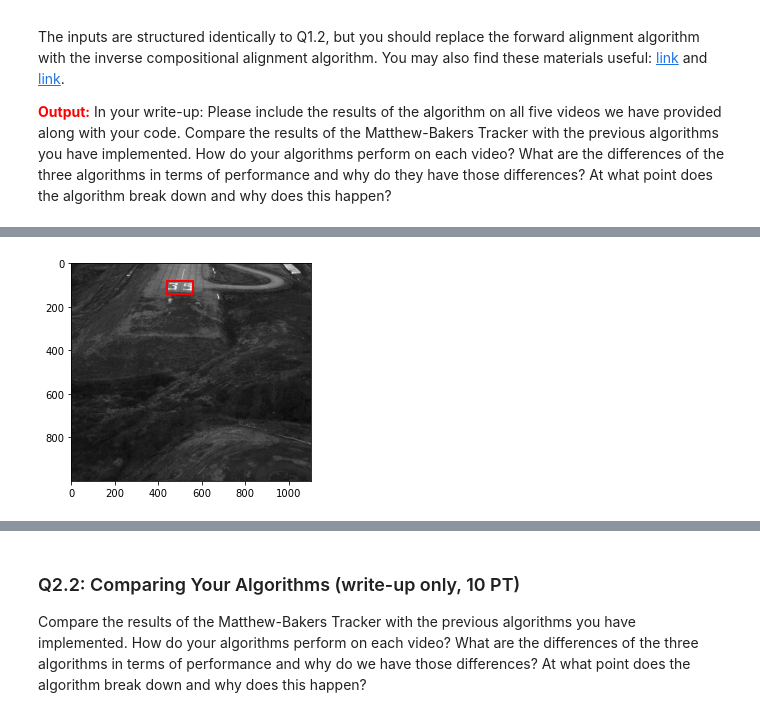
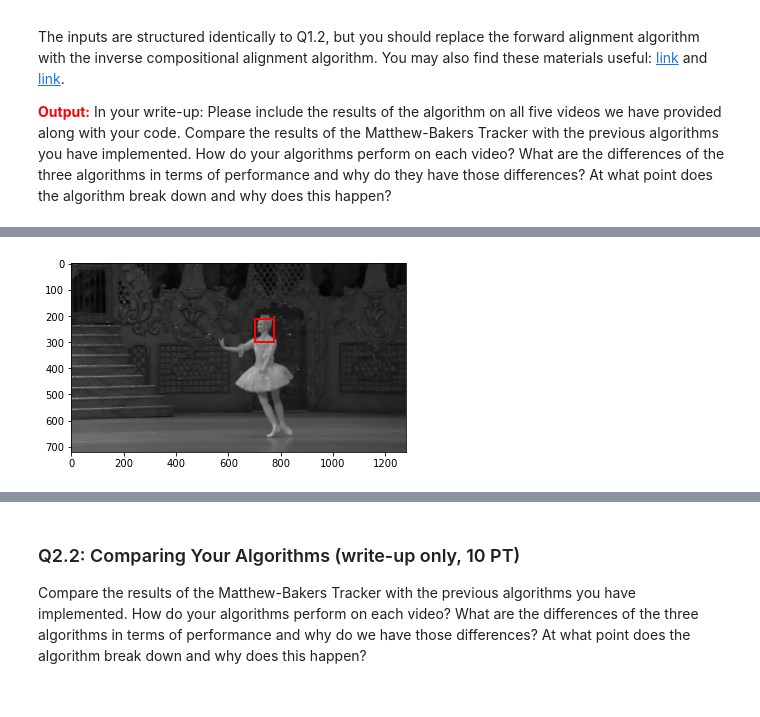
Before and after one commit to haleqiu/16720hw6, a Jupyter notebook: q2.ipynb, the cells around one changed output, grey strips where cells are left out. Saved outputs shown, nothing was run; the diff lists cells and outputs as text; code cells hidden in the pictures.

```diff
--- a/q2.ipynb
+++ b/q2.ipynb
@@ -65,7 +65,7 @@ def InverseCompositionAffine(It, It1, rect, thresh=.025, maxIt=100):
     # ----- TODO -----
     # YOUR CODE HERE
     ## image gradient
-    #gy, gx = np.gradient(It1)
+    #gy, gx = np.gradient(It)
     gy, gx = It, It
 
     intep_y, intep_x = int(y2-y1), int(x2-x1)
@@ -85,6 +85,8 @@ def InverseCompositionAffine(It, It1, rect, thresh=.025, maxIt=100):
     Template = interpolator_Current.ev(current_grid_y, current_grid_x)
     Ix = interpolator_gx.ev(current_grid_y, current_grid_x, dx=0, dy=1)
     Iy = interpolator_gy.ev(current_grid_y, current_grid_x, dx=1, dy=0)
+#     Ix = interpolator_gx.ev(current_grid_y, current_grid_x)
+#     Iy = interpolator_gy.ev(current_grid_y, current_grid_x)
 
     I = np.vstack((Ix.ravel(),Iy.ravel())).T #(N, 2)
 
@@ -97,7 +99,7 @@ def InverseCompositionAffine(It, It1, rect, thresh=.025, maxIt=100):
     A = np.einsum("nc, ncp -> np", I, jac_W)
 
     i = 0
-    while (np.sum(np.square(dp)) > 0.01) and (i <= maxIters):
+    while (np.sum(np.square(dp)) > 0.025): #and (i <= maxIters):
         #print(W)
         i += 1
         # warp the template
@@ -123,52 +125,56 @@ def InverseCompositionAffine(It, It1, rect, thresh=.025, maxIt=100):
     return W
 # %%
 # Test your algorithm and visualize results!
+import os
+# Load data
+for data_name in ['ballet']:#'landing', 'race',
+    data = np.load('./data/%s.npy' % data_name)
 
-# Load data
-data_name = 'landing' # could choose from (car1, car2, landing, race, ballet)
-data = np.load('./data/%s.npy' % data_name)
+    # obtain the initial rect with format (x1, y1, x2, y2)
+    if data_name == 'car1':
+        initial = np.array([170, 130, 290, 250])
+    elif data_name == 'car2':
+        initial = np.array([59, 116, 145, 151])
+    elif data_name == 'landing':
+        initial = np.array([440, 80, 560, 140])
+    elif data_name == 'race':
+        initial = np.array([170, 270, 300, 370])
+    elif data_name == 'ballet':
+        initial = np.array([700, 210, 775, 300])
+    else:
+        assert False, 'the data name must be one of (car1, car2, landing, race, ballet)'
 
-# obtain the initial rect with format (x1, y1, x2, y2)
-if data_name == 'car1':
-    initial = np.array([170, 130, 290, 250])
-elif data_name == 'car2':
-    initial = np.array([59, 116, 145, 151])
-elif data_name == 'landing':
-    initial = np.array([440, 80, 560, 140])
-elif data_name == 'race':
-    initial = np.array([170, 270, 300, 370])
-elif data_name == 'ballet':
-    initial = np.array([700, 210, 775, 300])
-else:
-    assert False, 'the data name must be one of (car1, car2, landing, race, ballet)'
+    numFrames = data.shape[2]
+    w = initial[2] - initial[0]
+    h = initial[3] - initial[1]
 
-numFrames = data.shape[2]
-w = initial[2] - initial[0]
-h = initial[3] - initial[1]
+    # loop over frames
+    rects = []
+    rects.append(initial)
 
-# loop over frames
-rects = []
-rects.append(initial)
+    folder = "data/LKIC_"+data_name
+    #os.mkdir(folder)
 
-for i in range(numFrames-1):
+    for i in range(numFrames-1):
 
-    It = data[:,:,i]
-    It1 = data[:,:,i+1]
-    rect = rects[i]
+        It = data[:,:,i]
+        It1 = data[:,:,i+1]
+        rect = rects[i]
 
-    # run algorithm and collect rects
-    M = InverseCompositionAffine(It, It1, rect)
-    corners = np.array([[rect[0], rect[1], 1],
-                        [rect[2], rect[3], 1]]).transpose()
-    newRect = np.matmul(M, corners).transpose().reshape((4, ))
-    rects.append(newRect)
-    print(newRect)
+        # run algorithm and collect rects
+        M = InverseCompositionAffine(It, It1, rect)
+        corners = np.array([[rect[0], rect[1], 1],
+                            [rect[2], rect[3], 1]]).transpose()
+        newRect = np.matmul(M, corners).transpose().reshape((4, ))
+        rects.append(newRect)
+        print(newRect)
 
-    # Visualize
-    fig = plt.figure(1)
-    ax = fig.add_subplot(111)
-    ax.add_patch(patches.Rectangle((rect[0], rect[1]), rect[2]-rect[0]+1, rect[3]-rect[1]+1, linewidth=2, edgecolor='red', fill=False))
-    plt.imshow(It1, cmap='gray')
-    plt.show()
-    ax.clear()
+        # Visualize
+        fig = plt.figure(1)
+        ax = fig.add_subplot(111)
+        ax.add_patch(patches.Rectangle((rect[0], rect[1]), rect[2]-rect[0]+1, rect[3]-rect[1]+1, linewidth=2, edgecolor='red', fill=False))
+        plt.imshow(It1, cmap='gray')
+        plt.savefig(folder+"/%06d.png"%i)
+        plt.show()
+        ax.clear()
 # %% [output]
@@ -176 +182 @@ for i in range(numFrames-1):
-[figure, old version]
+[figure, new version]
```
Also changed, not shown: parts of 2 cells of this notebook.
